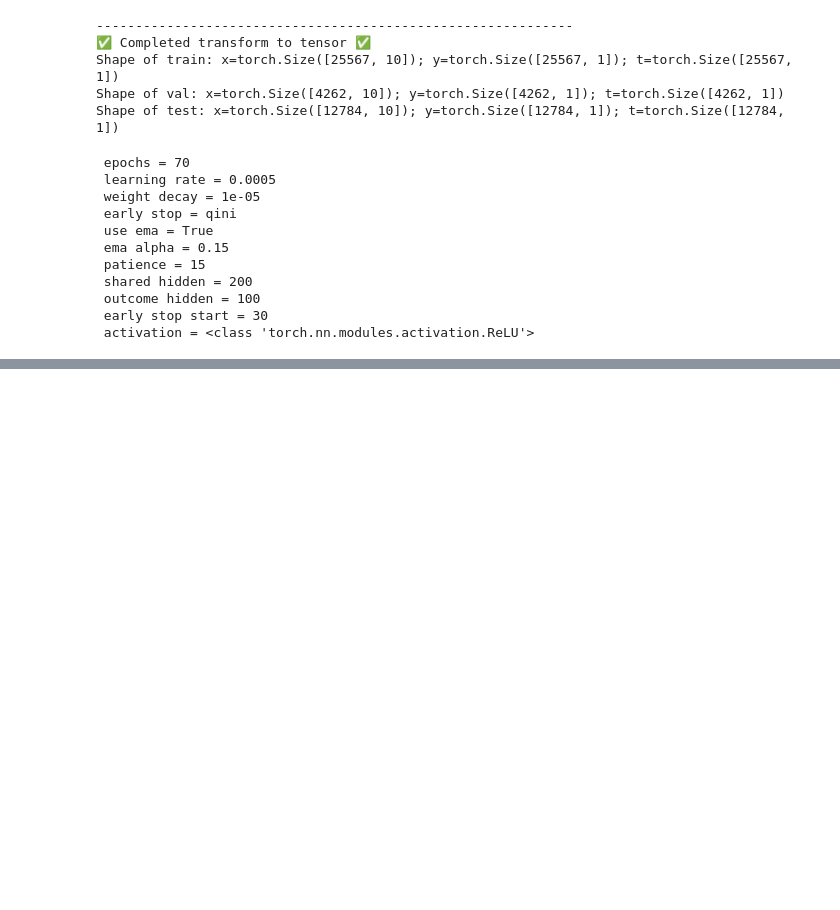
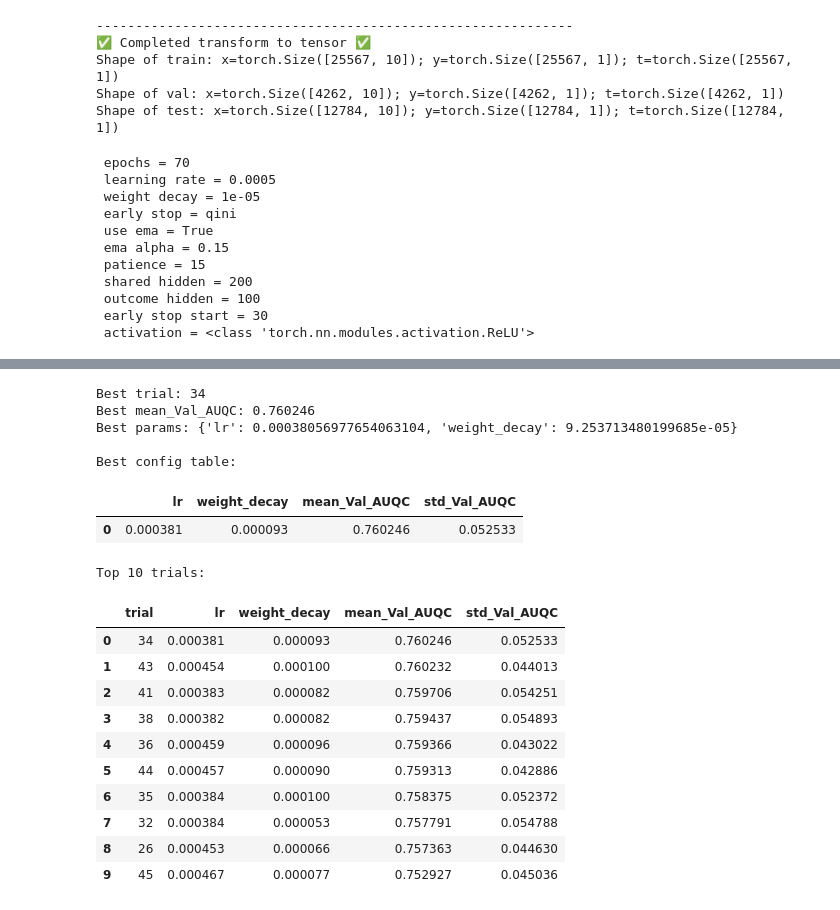
Before and after one commit to ducvu0904/Benchmark-conversion-vs-revenue-uplift-modeling, a Jupyter notebook: Conversion/Tarnet/main_men_tarnet.ipynb, the cells around one changed output, grey strips where cells are left out. Saved outputs shown, nothing was run; the diff lists cells and outputs as text; code cells hidden in the pictures; blank space fills up the shorter version.

```diff
--- a/Conversion/Tarnet/main_men_tarnet.ipynb
+++ b/Conversion/Tarnet/main_men_tarnet.ipynb
@@ -303,3 +287,50 @@ Epoch 14/70 | Loss: 0.1304 | V
+# %%
+from IPython.display import display
+
+if 'study' not in globals():
+    print('Run Cell 10 (Optuna tuning) first.')
+else:
+    print(f"Best trial: {study.best_trial.number}")
+    print(f"Best mean_Val_AUQC: {study.best_value:.6f}")
+    print(f"Best params: {study.best_params}")
+
+if 'best_cfg' in globals():
+    print('\nBest config table:')
+    display(best_cfg.to_frame().T)
+else:
+    print('\nbest_cfg not found.')
+
+if 'df_grid' in globals():
+    print('\nTop 10 trials:')
+    display(df_grid.head(10))
+else:
+    print('\ndf_grid not found.')
+
+if 'df_results' in globals():
+    print('\nPer-seed test results:')
+    display(df_results)
+    print('\nTest metrics mean ± std:')
+    display(df_results.drop(columns='Seed').agg(['mean', 'std']))
+# %% [output]
+Best trial: 34
+Best mean_Val_AUQC: 0.760246
+Best params: {'lr': 0.00038056977654063104, 'weight_decay': 9.253713480199685e-05}
+
+Best config table:
+|  | lr | weight_decay | mean_Val_AUQC | std_Val_AUQC |
+| 0 | 0.000381 | 0.000093 | 0.760246 | 0.052533 |
+Top 10 trials:
+|  | trial | lr | weight_decay | mean_Val_AUQC | std_Val_AUQC |
+| 0 | 34 | 0.000381 | 0.000093 | 0.760246 | 0.052533 |
+| 1 | 43 | 0.000454 | 0.000100 | 0.760232 | 0.044013 |
+| 2 | 41 | 0.000383 | 0.000082 | 0.759706 | 0.054251 |
+| 3 | 38 | 0.000382 | 0.000082 | 0.759437 | 0.054893 |
+| 4 | 36 | 0.000459 | 0.000096 | 0.759366 | 0.043022 |
+| 5 | 44 | 0.000457 | 0.000090 | 0.759313 | 0.042886 |
+| 6 | 35 | 0.000384 | 0.000100 | 0.758375 | 0.052372 |
+| 7 | 32 | 0.000384 | 0.000053 | 0.757791 | 0.054788 |
+| 8 | 26 | 0.000453 | 0.000066 | 0.757363 | 0.044630 |
+| 9 | 45 | 0.000467 | 0.000077 | 0.752927 | 0.045036 |
 # %%
 import pandas as pd
 import numpy as np
```
Also changed, not shown: parts of 4 cells of this notebook, 16 other files.
